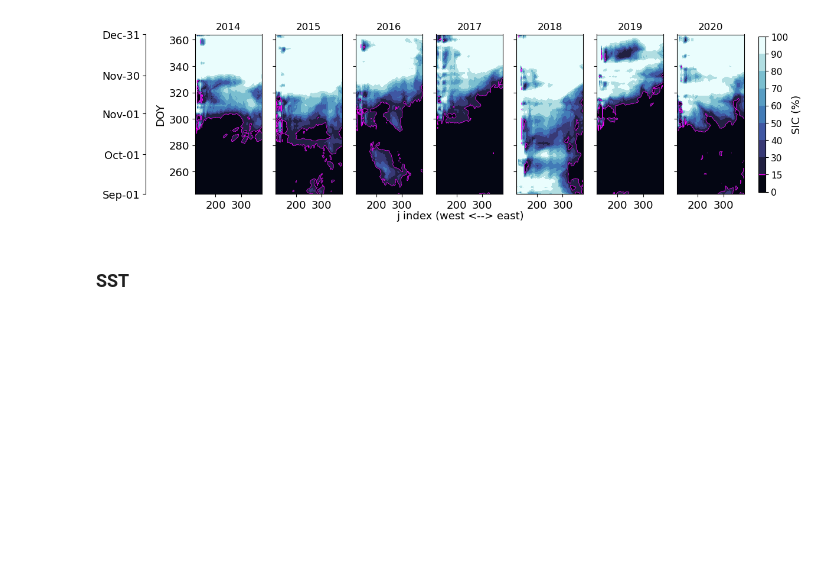
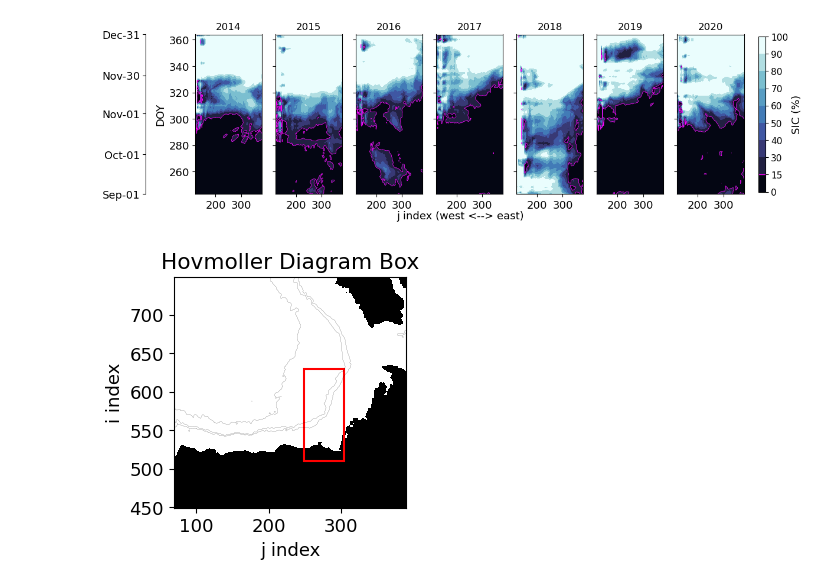
Before and after one commit to mjzahn/SASSIE_ECCO_salinity_stratification, a Jupyter notebook: notebooks/stratification_analyses/07c_beaufort_hovmoller_diagrams_all_years-box.ipynb, the cells around one changed output. Cells and saved outputs as stored; diff of their text form; code cells hidden in the pictures; blank space fills up the shorter version.

```diff
--- a/notebooks/stratification_analyses/07c_beaufort_hovmoller_diagrams_all_years-box.ipynb
+++ b/notebooks/stratification_analyses/07c_beaufort_hovmoller_diagrams_all_years-box.ipynb
@@ -200,5 +223,3 @@ cbar.ax.tick_params(labelsize=11)
 plt.show()
 # %% [output]
 [figure]
-# %% [markdown]
-### SST
@@ -206,0 +226,25 @@ sst_select = theta_da.isel(i=550,j=slice(151,390),k=0)
+# %%
+import matplotlib.patches as patches
+
+# Box
+x_start = 179+70
+y_start = 510
+width = 55
+height = 120
+
+fig, (ax1) = plt.subplots(1,1,figsize=[3,3])
+HH_land_beaufort_rot.plot(ax=ax1, vmin=0, vmax=1, cmap='Greys_r', add_colorbar=False)
+bathy_beaufort_rot.plot.contour(ax=ax1, colors='k', linewidths=0.1, levels=[500,1000,3000])
+
+# Add red box
+rect = patches.Rectangle((x_start, y_start), width, height,
+                         linewidth=1.5, edgecolor='red', facecolor='none')
+ax1.add_patch(rect)
+
+ax1.set_xlabel('j index')
+ax1.set_ylabel('i index')
+ax1.set_title(f'Hovmoller Diagram Box')
+
+plt.show()
+# %% [output]
+[figure, added]
```
Also changed, not shown: parts of 36 cells of this notebook, 2 other files.
